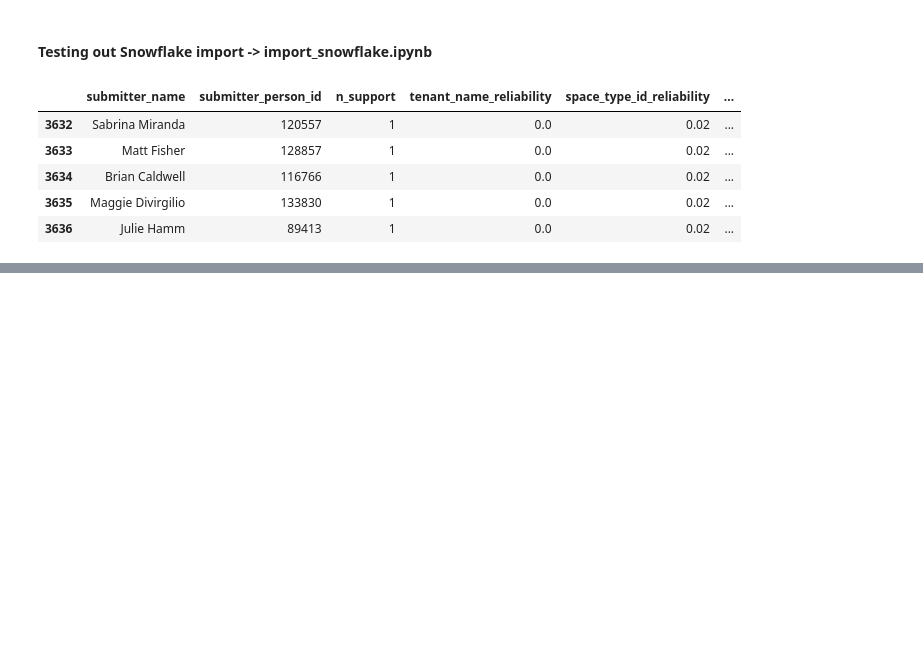
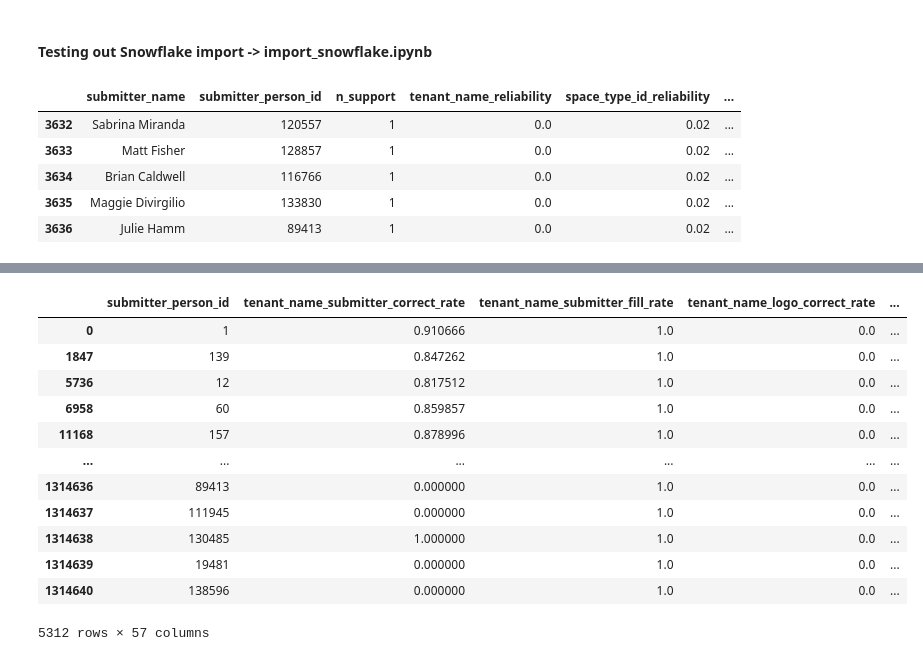
Before and after one commit to compstak/lease-version-reliability, a Jupyter notebook: notebooks/test.ipynb, the cells around one changed output, grey strips where cells are left out. Cells and saved outputs as stored; diff of their text form; code cells hidden in the pictures; blank space fills up the shorter version.

```diff
--- a/notebooks/test.ipynb
+++ b/notebooks/test.ipynb
@@ -442,0 +547,18 @@ submitter_df[submitter_df['submitter_person_id'].isin(id)]
+# %%
+submitter_info = df[["submitter_person_id"] + x_cols].drop_duplicates()
+# %%
+submitter_info.drop_duplicates()
+# %% [output]
+|  | submitter_person_id | tenant_name_submitter_correct_rate | tenant_name_submitter_fill_rate | tenant_name_logo_correct_rate | ... |
+| 0 | 1 | 0.910666 | 1.0 | 0.0 | ... |
+| 1847 | 139 | 0.847262 | 1.0 | 0.0 | ... |
+| 5736 | 12 | 0.817512 | 1.0 | 0.0 | ... |
+| 6958 | 60 | 0.859857 | 1.0 | 0.0 | ... |
+| 11168 | 157 | 0.878996 | 1.0 | 0.0 | ... |
+| ... | ... | ... | ... | ... | ... |
+| 1314636 | 89413 | 0.000000 | 1.0 | 0.0 | ... |
+| 1314637 | 111945 | 0.000000 | 1.0 | 0.0 | ... |
+| 1314638 | 130485 | 1.000000 | 1.0 | 0.0 | ... |
+| 1314639 | 19481 | 0.000000 | 1.0 | 0.0 | ... |
+| 1314640 | 138596 | 0.000000 | 1.0 | 0.0 | ... |
+5312 rows × 57 columns
```
Also changed, not shown: parts of 7 cells of this notebook, 5 other files.
